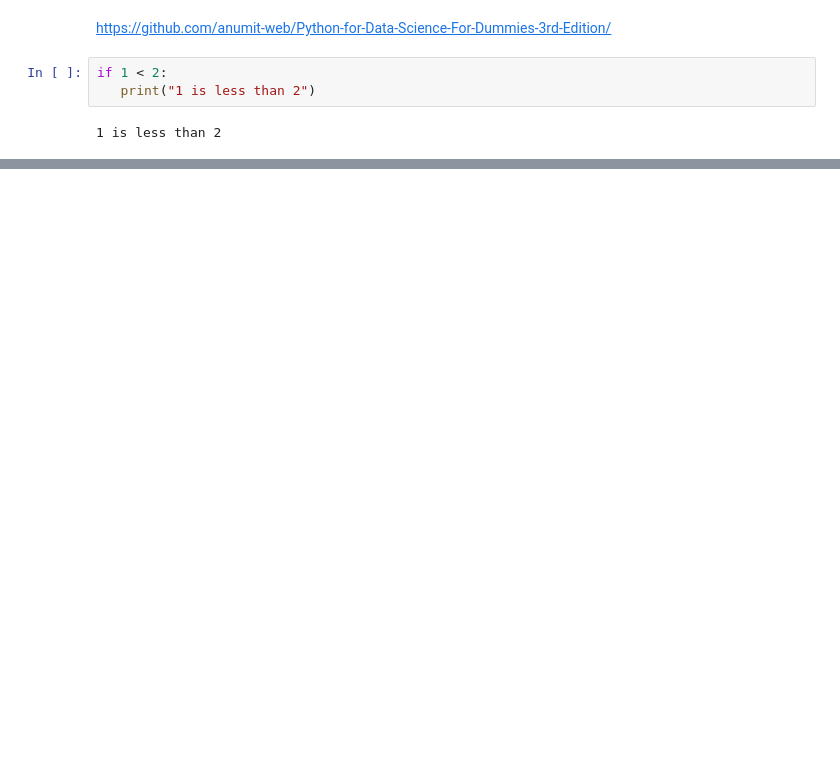
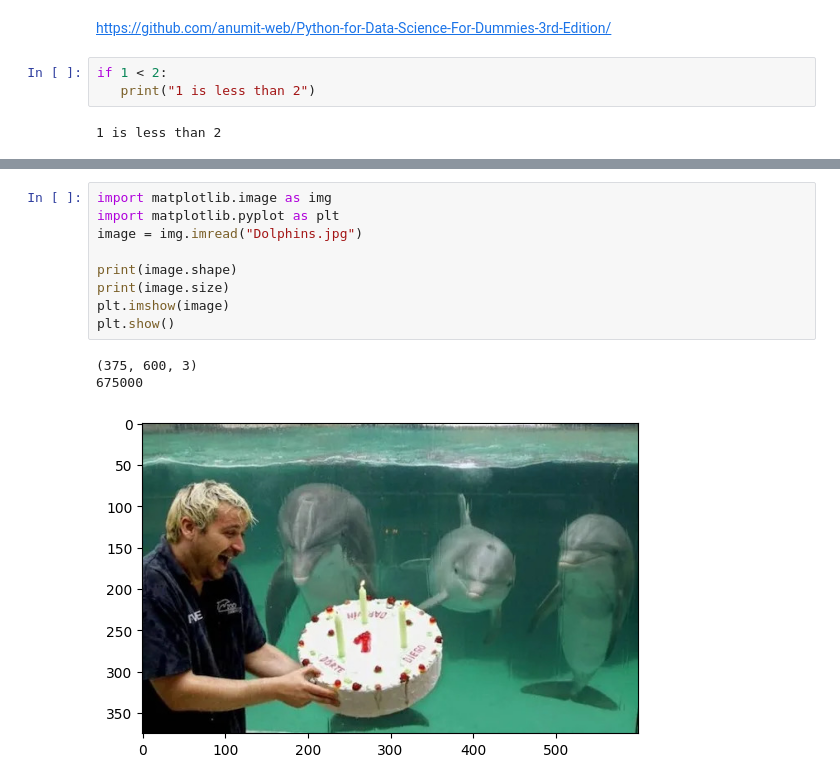
Before and after one commit to anumit-web/Python-for-Data-Science-For-Dummies-3rd-Edition, a Jupyter notebook: Python_for_data_science_1_2.ipynb, the cells around one changed output, grey strips where cells are left out. Drawn from its saved outputs; the diff is of its cells as text; blank space fills up the shorter version.

```diff
--- a/Python_for_data_science_1_2.ipynb
+++ b/Python_for_data_science_1_2.ipynb
@@ -19,0 +25,13 @@ for  item in items:
+# %%
+import matplotlib.image as img
+import matplotlib.pyplot as plt
+image = img.imread("Dolphins.jpg")
+
+print(image.shape)
+print(image.size)
+plt.imshow(image)
+plt.show()
+# %% [output]
+(375, 600, 3)
+675000
+[figure, added]
```
Also changed, not shown: parts of 2 cells of this notebook.
